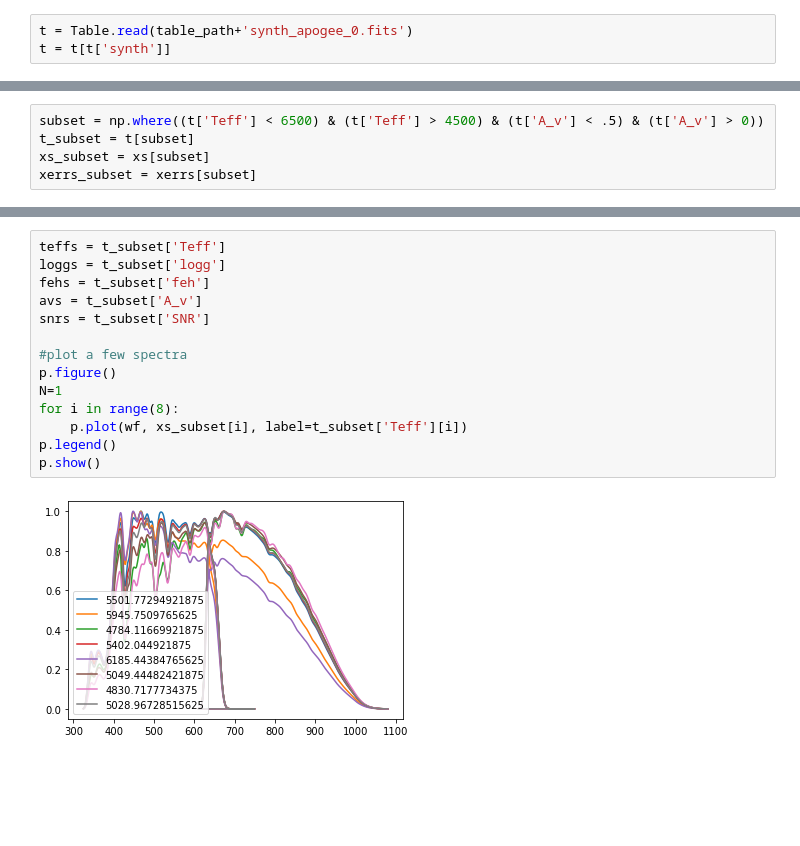
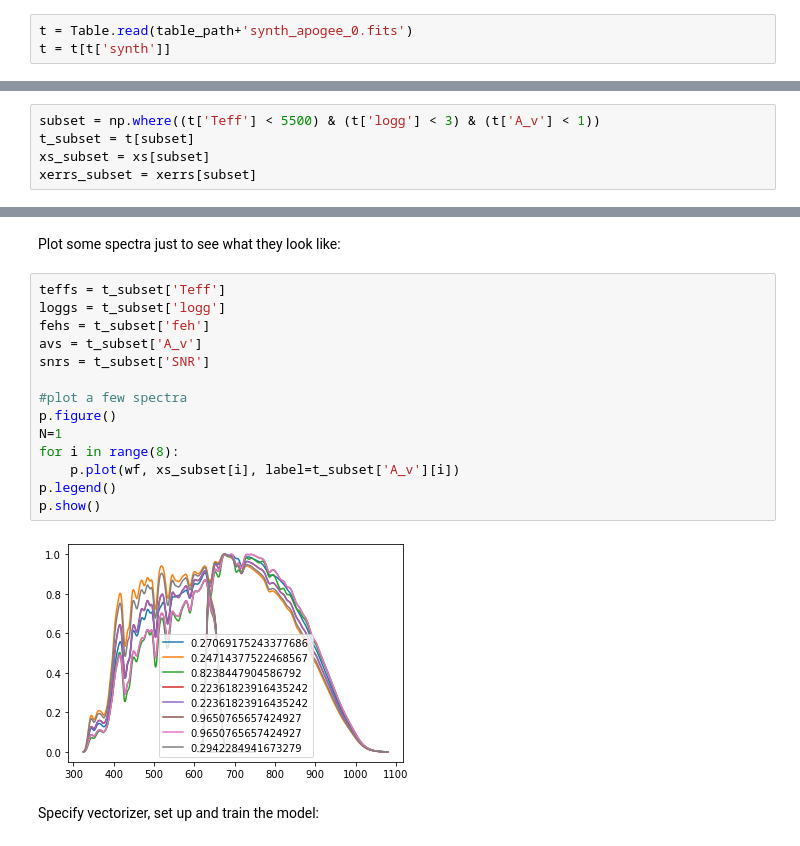
Before and after one commit to mlucey/apogee_bprp_params, a Jupyter notebook: apogee_bprp_params.ipynb, the cells around one changed output, grey strips where cells are left out. Drawn from its saved outputs; the diff is of its cells as text; blank space fills up the shorter version.

```diff
--- a/apogee_bprp_params.ipynb
+++ b/apogee_bprp_params.ipynb
@@ -101,5 +100,5 @@ for i in range(size):
 # %%
-subset = np.where((t['Teff'] < 6500) & (t['Teff'] > 4500) & (t['A_v'] < .5) & (t['A_v'] > 0))
+subset = np.where((t['Teff'] < 5500) & (t['logg'] < 3) & (t['A_v'] < 1))
 t_subset = t[subset]
 xs_subset = xs[subset]
 xerrs_subset = xerrs[subset]
@@ -148,18 +149,22 @@ print(len(train_t), len(test_t))
+# %% [markdown]
+Plot some spectra just to see what they look like:
 # %%
 teffs = t_subset['Teff']
 loggs = t_subset['logg']
 fehs = t_subset['feh']
 avs = t_subset['A_v']
 snrs = t_subset['SNR']
 
 #plot a few spectra
 p.figure()
 N=1
 for i in range(8):
-    p.plot(wf, xs_subset[i], label=t_subset['Teff'][i])
+    p.plot(wf, xs_subset[i], label=t_subset['A_v'][i])
 p.legend()
 p.show()
 # %% [output]
-[figure, old version]
+[figure, new version]
+# %% [markdown]
+Specify vectorizer, set up and train the model:
 # %%
 # Specify the vectorizer.
```
Also changed, not shown: parts of 19 cells of this notebook.
